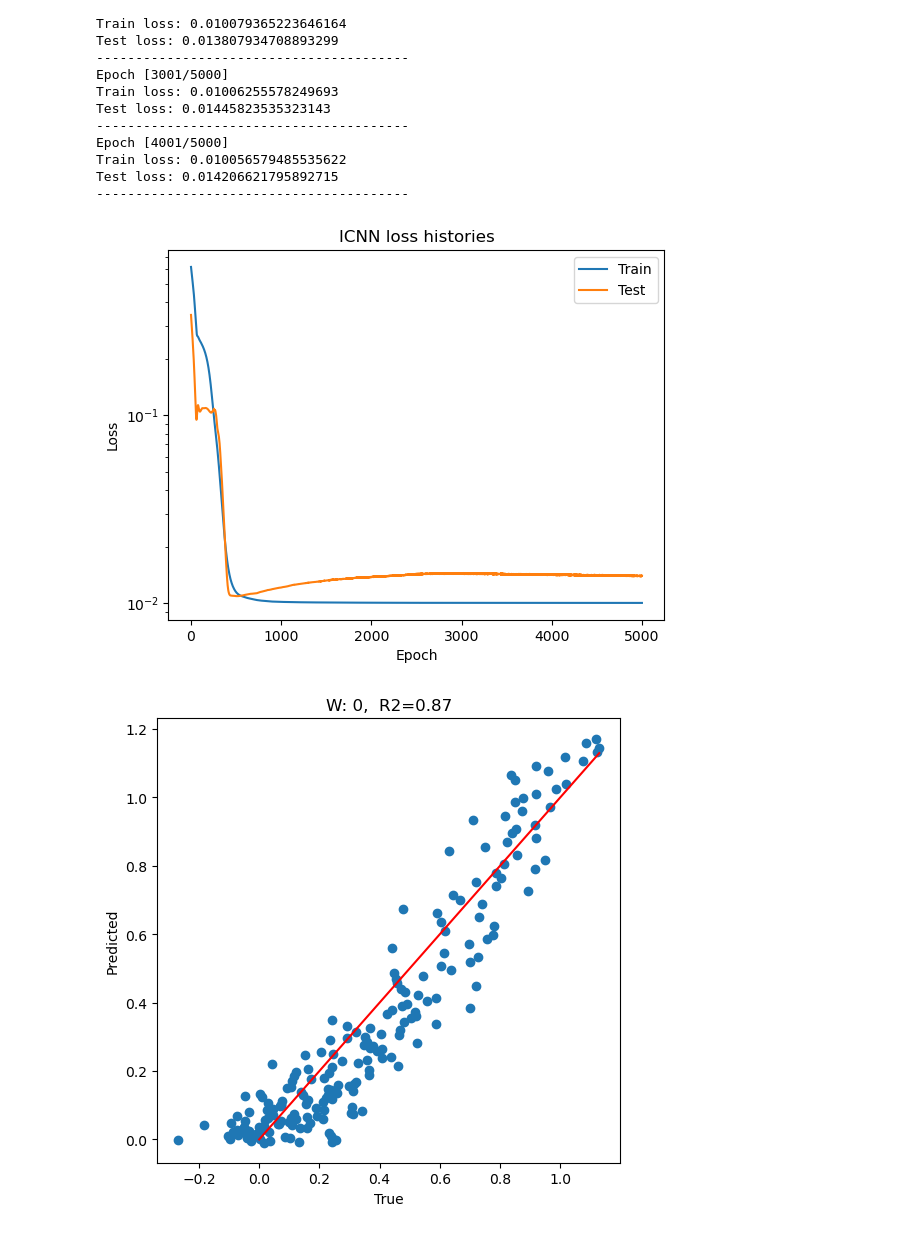
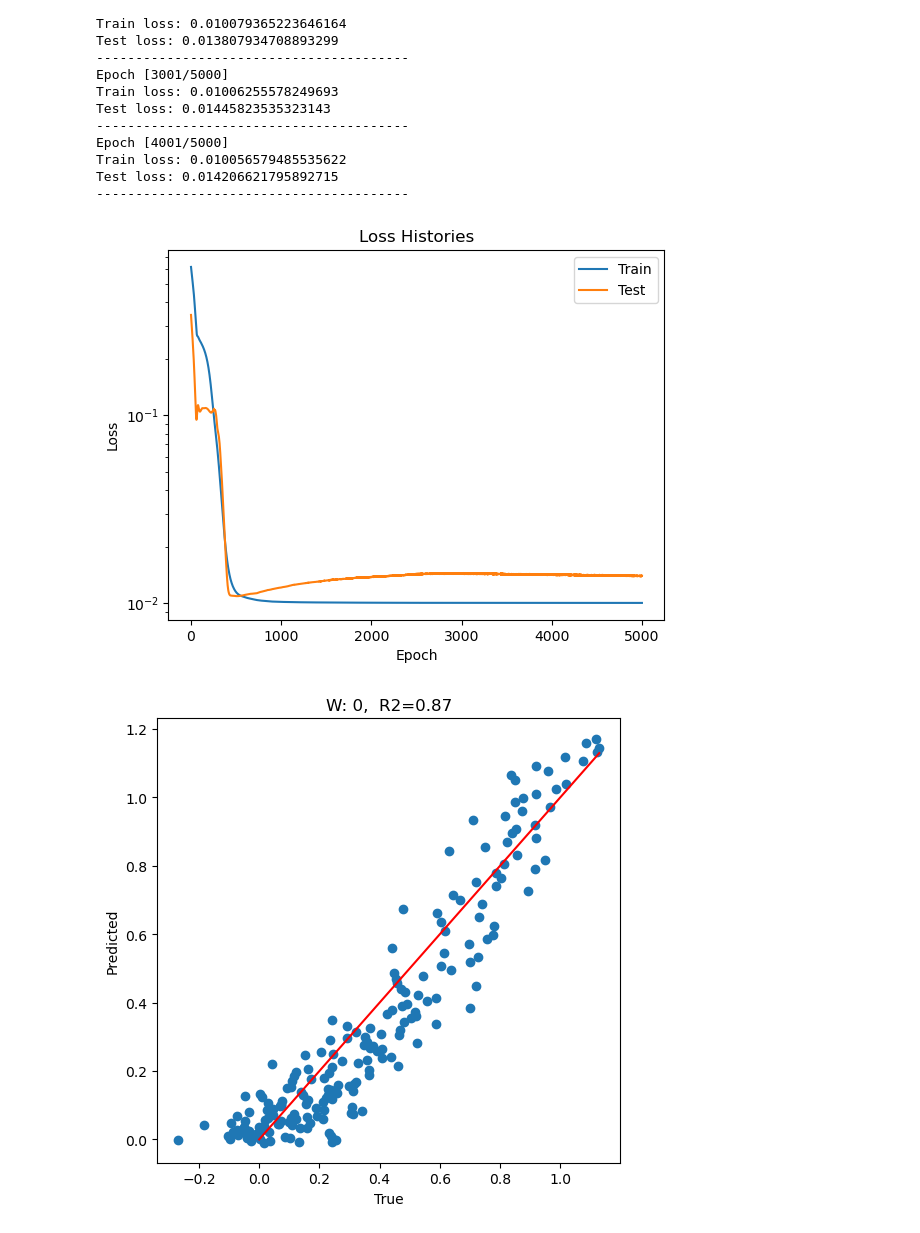
Before and after one commit to arthurstreebgreebling/ML4MD-ProjectE, a Jupyter notebook: Project E - Naive.ipynb, the cells around one changed output. Drawn from its saved outputs; the diff is of its cells as text; code cells hidden in the pictures.

```diff
--- a/Project E - Naive.ipynb
+++ b/Project E - Naive.ipynb
@@ -132,15 +132,15 @@ Test loss: 0.014206621795892715
 # %%
 # Plot loss history
 plt.plot(train_loss_history)
 plt.plot(test_loss_history)
 plt.yscale('log')
 plt.legend(['Train','Test']);
 plt.xlabel('Epoch');
 plt.ylabel('Loss');
-plt.title('ICNN loss histories');
+plt.title('Loss Histories');
 plt.savefig('Naive Loss Histories.png')
 # %% [output]
-[figure, old version]
+[figure, new version]
 # %%
 def calculate_R2(true, pred):
     true_mean = true.mean()
```
Also changed, not shown: parts of 3 cells of this notebook, 12 other files.
